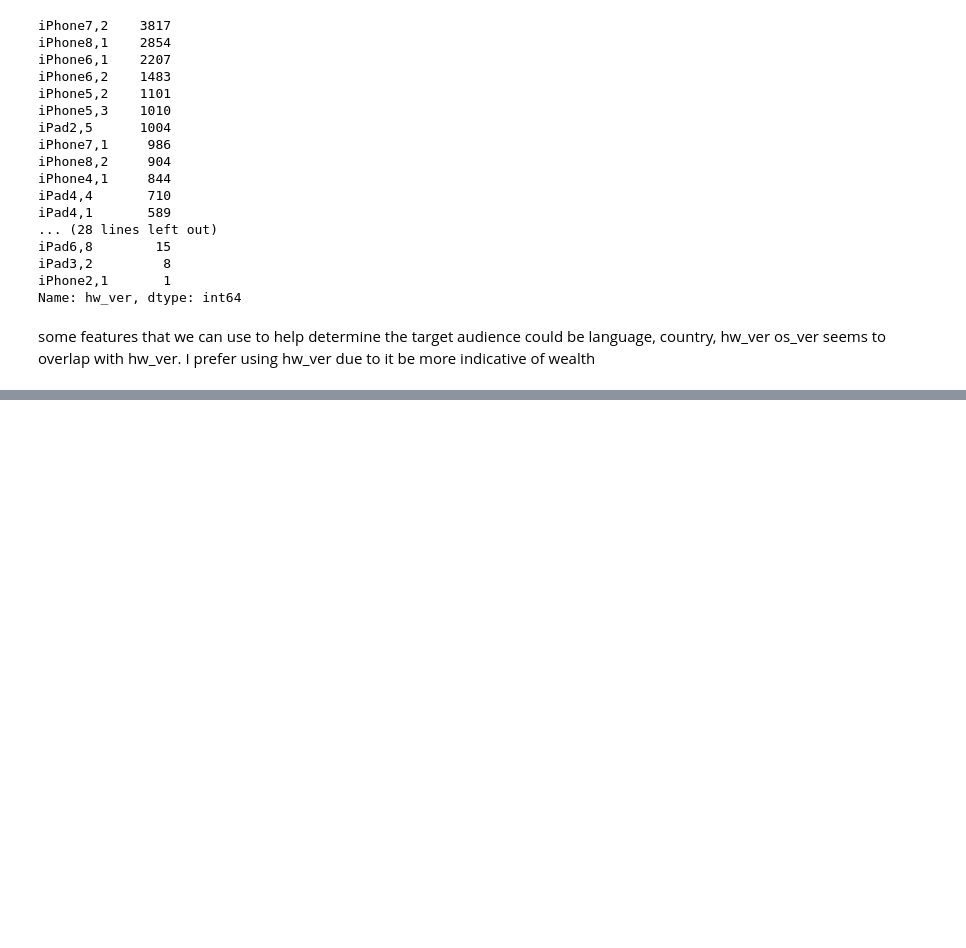
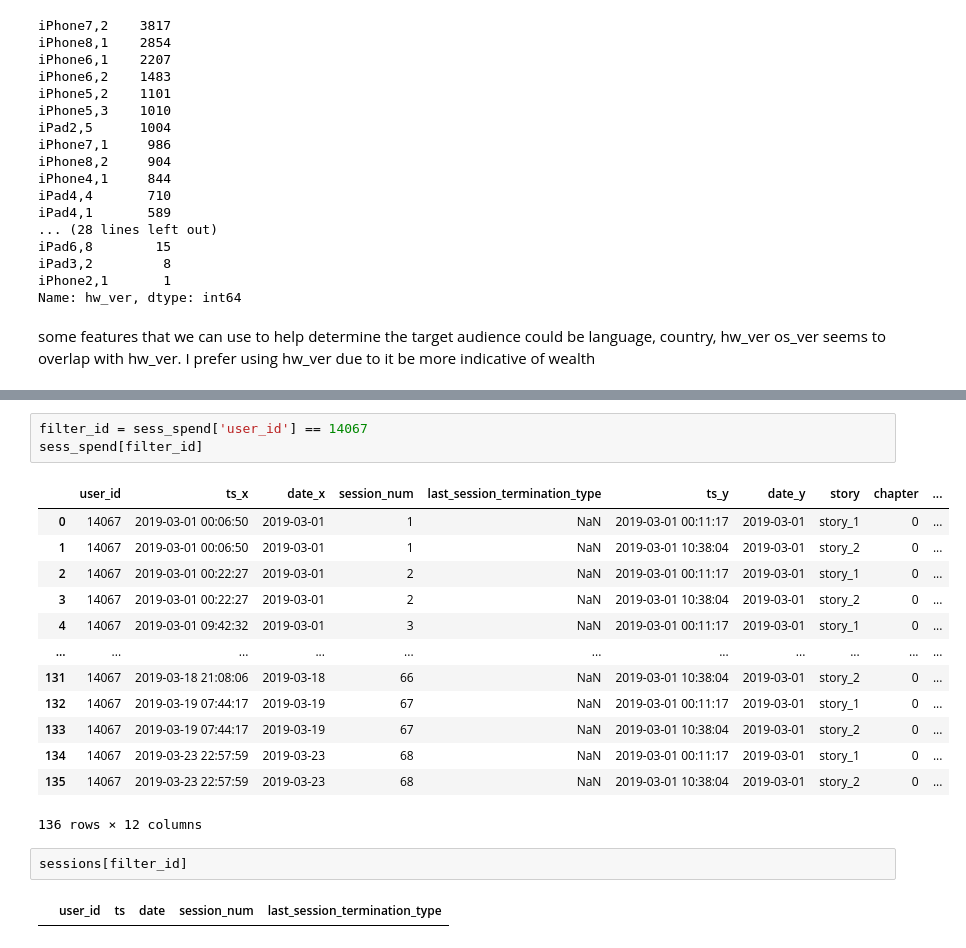
Before and after one commit to ericyeonpark/pg_data_exploratory_analysis, a Jupyter notebook: data_exploration_Eric_Park.ipynb, the cells around one changed output, grey strips where cells are left out. Drawn from its saved outputs; the diff is of its cells as text; blank space fills up the shorter version.

```diff
--- a/data_exploration_Eric_Park.ipynb
+++ b/data_exploration_Eric_Park.ipynb
@@ -364,0 +385,21 @@ df = pd.merge(iaps, sessions, spendevents, users, on='user_id', how='outer')
+# %%
+filter_id = sess_spend['user_id'] == 14067
+sess_spend[filter_id]
+# %% [output]
+|  | user_id | ts_x | date_x | session_num | last_session_termination_type | ts_y | date_y | story | chapter | ... |
+| 0 | 14067 | 2019-03-01 00:06:50 | 2019-03-01 | 1 | NaN | 2019-03-01 00:11:17 | 2019-03-01 | story_1 | 0 | ... |
+| 1 | 14067 | 2019-03-01 00:06:50 | 2019-03-01 | 1 | NaN | 2019-03-01 10:38:04 | 2019-03-01 | story_2 | 0 | ... |
+| 2 | 14067 | 2019-03-01 00:22:27 | 2019-03-01 | 2 | NaN | 2019-03-01 00:11:17 | 2019-03-01 | story_1 | 0 | ... |
+| 3 | 14067 | 2019-03-01 00:22:27 | 2019-03-01 | 2 | NaN | 2019-03-01 10:38:04 | 2019-03-01 | story_2 | 0 | ... |
+| 4 | 14067 | 2019-03-01 09:42:32 | 2019-03-01 | 3 | NaN | 2019-03-01 00:11:17 | 2019-03-01 | story_1 | 0 | ... |
+| ... | ... | ... | ... | ... | ... | ... | ... | ... | ... | ... |
+| 131 | 14067 | 2019-03-18 21:08:06 | 2019-03-18 | 66 | NaN | 2019-03-01 10:38:04 | 2019-03-01 | story_2 | 0 | ... |
+| 132 | 14067 | 2019-03-19 07:44:17 | 2019-03-19 | 67 | NaN | 2019-03-01 00:11:17 | 2019-03-01 | story_1 | 0 | ... |
+| 133 | 14067 | 2019-03-19 07:44:17 | 2019-03-19 | 67 | NaN | 2019-03-01 10:38:04 | 2019-03-01 | story_2 | 0 | ... |
+| 134 | 14067 | 2019-03-23 22:57:59 | 2019-03-23 | 68 | NaN | 2019-03-01 00:11:17 | 2019-03-01 | story_1 | 0 | ... |
+| 135 | 14067 | 2019-03-23 22:57:59 | 2019-03-23 | 68 | NaN | 2019-03-01 10:38:04 | 2019-03-01 | story_2 | 0 | ... |
+136 rows × 12 columns
+# %%
+sessions[filter_id]
+# %% [output]
+|  | user_id | ts | date | session_num | last_session_termination_type |
```
Also changed, not shown: parts of 12 cells of this notebook.
